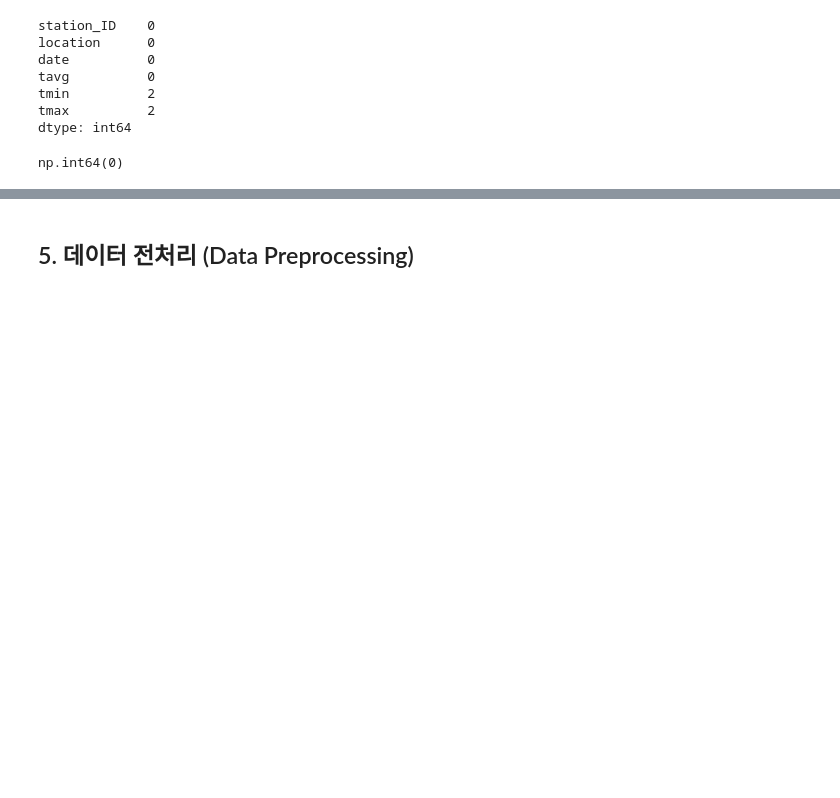
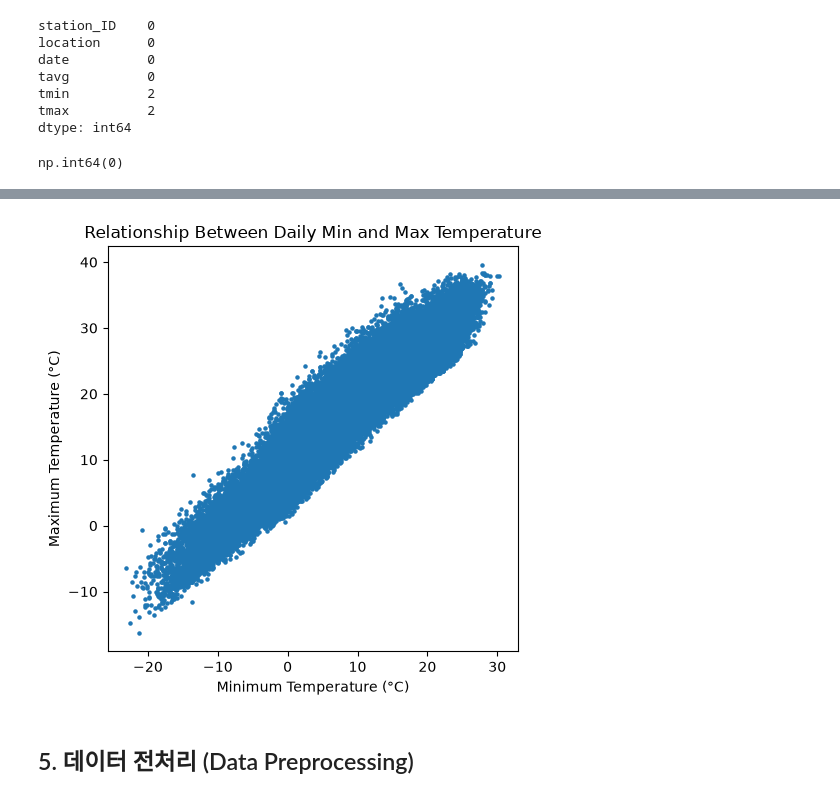
Before and after one commit to freepoincare/time-series-data-analysis, a Jupyter notebook: notebooks/1_EDA_preprocessing.ipynb, the cells around one changed output, grey strips where cells are left out. Cells and saved outputs as stored; diff of their text form; code cells hidden in the pictures; blank space fills up the shorter version.

```diff
--- a/notebooks/1_EDA_preprocessing.ipynb
+++ b/notebooks/1_EDA_preprocessing.ipynb
@@ -117,3 +154,13 @@ Visualization without modifying the raw data
+# %%
+plt.figure(figsize=(5, 5))
+plt.scatter(df["tmin"], df["tmax"], s=5)
+plt.xlabel("Minimum Temperature (°C)")
+plt.ylabel("Maximum Temperature (°C)")
+plt.title("Relationship Between Daily Min and Max Temperature")
+plt.tight_layout()
+plt.show()
+# %% [output]
+[figure, added]
 # %% [markdown]
 ## 5. 데이터 전처리 (Data Preprocessing)
 # %% [markdown]
```
Also changed, not shown: parts of 16 cells of this notebook.
